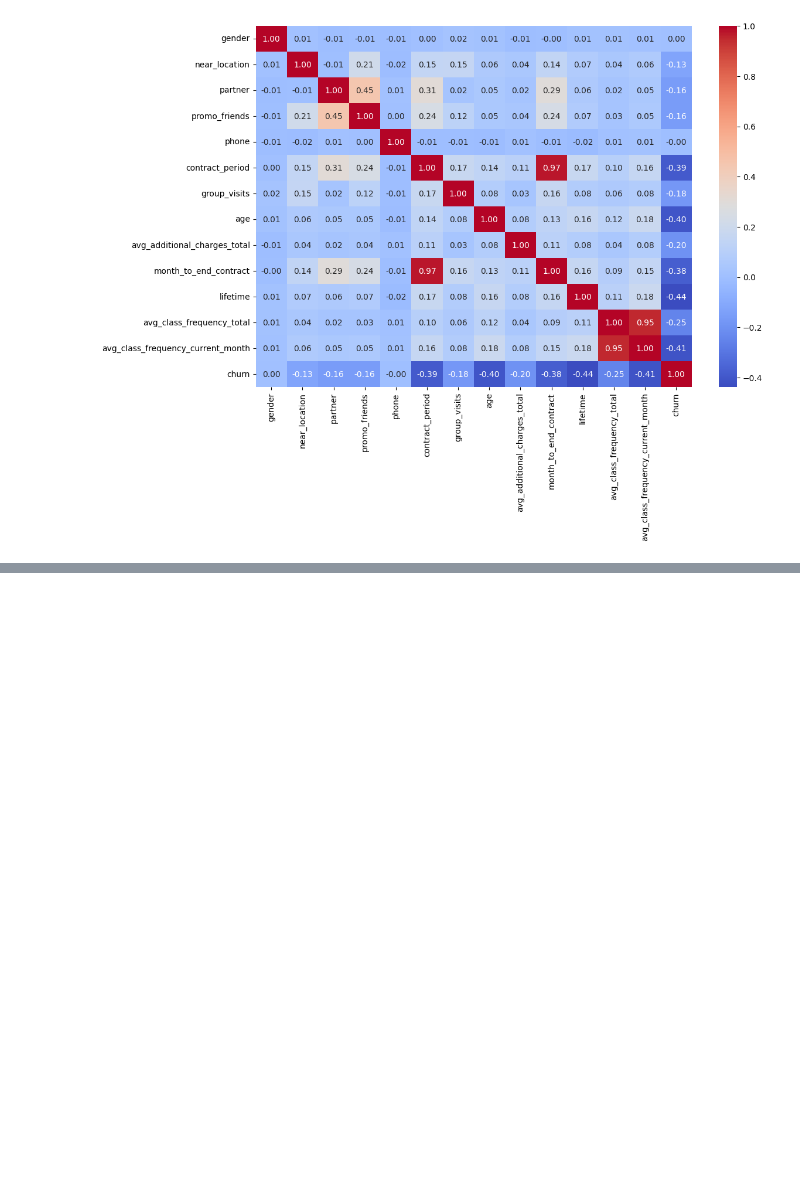
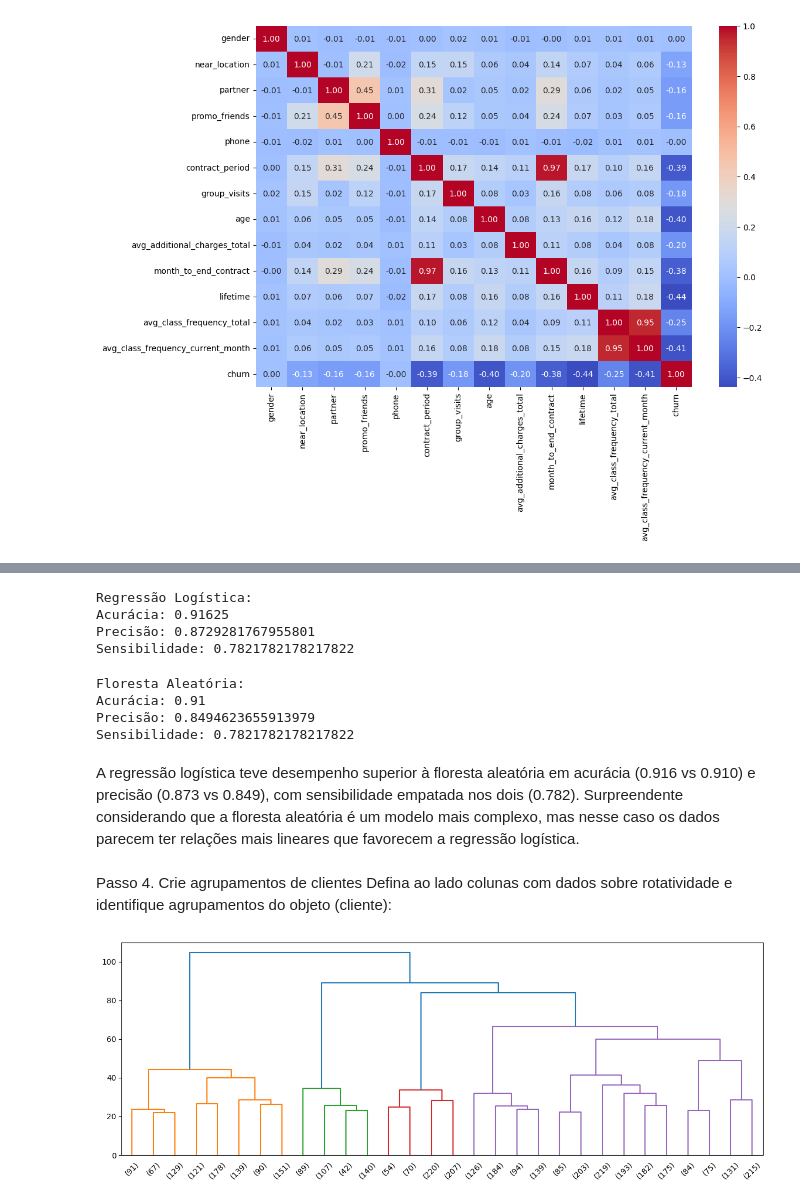
Before and after one commit to ezodia1/projeto13, a Jupyter notebook: projeto13..ipynb, the cells around one changed output, grey strips where cells are left out. Saved outputs shown, nothing was run; the diff lists cells and outputs as text; code cells hidden in the pictures; blank space fills up the shorter version.

```diff
--- a/projeto13..ipynb
+++ b/projeto13..ipynb
@@ -126,0 +141,46 @@ plt.show()
+# %%
+lr_model = LogisticRegression(random_state=42, max_iter=1000)
+lr_model.fit(X_train, y_train)
+lr_pred = lr_model.predict(X_test)
+
+print('Regressão Logística:')
+print('Acurácia:', accuracy_score(y_test, lr_pred))
+print('Precisão:', precision_score(y_test, lr_pred))
+print('Sensibilidade:', recall_score(y_test, lr_pred))
+# %% [output]
+Regressão Logística:
+Acurácia: 0.91625
+Precisão: 0.8729281767955801
+Sensibilidade: 0.7821782178217822
+# %%
+rf_model = RandomForestClassifier(random_state=42)
+rf_model.fit(X_train, y_train)
+rf_pred = rf_model.predict(X_test)
+
+print('Floresta Aleatória:')
+print('Acurácia:', accuracy_score(y_test, rf_pred))
+print('Precisão:', precision_score(y_test, rf_pred))
+print('Sensibilidade:', recall_score(y_test, rf_pred))
+# %% [output]
+Floresta Aleatória:
+Acurácia: 0.91
+Precisão: 0.8494623655913979
+Sensibilidade: 0.7821782178217822
+# %% [markdown]
+A regressão logística teve desempenho superior à floresta aleatória em acurácia (0.916 vs 0.910) e precisão (0.873 vs 0.849), com sensibilidade empatada nos dois (0.782). Surpreendente considerando que a floresta aleatória é um modelo mais complexo, mas nesse caso os dados parecem ter relações mais lineares que favorecem a regressão logística.
+# %% [markdown]
+Passo 4. Crie agrupamentos de clientes
+Defina ao lado colunas com dados sobre rotatividade e identifique agrupamentos do objeto (cliente):
+# %%
+X_cluster = df_gym.drop('churn', axis=1)
+
+scaler = StandardScaler()
+X_scaled = scaler.fit_transform(X_cluster)
+# %%
+linked = linkage(X_scaled, method='ward')
+
+plt.figure(figsize=(15, 5))
+dendrogram(linked, truncate_mode='lastp', p=30)
+plt.show()
+# %% [output]
+[figure, added]
```
Also changed, not shown: parts of 7 cells of this notebook.
